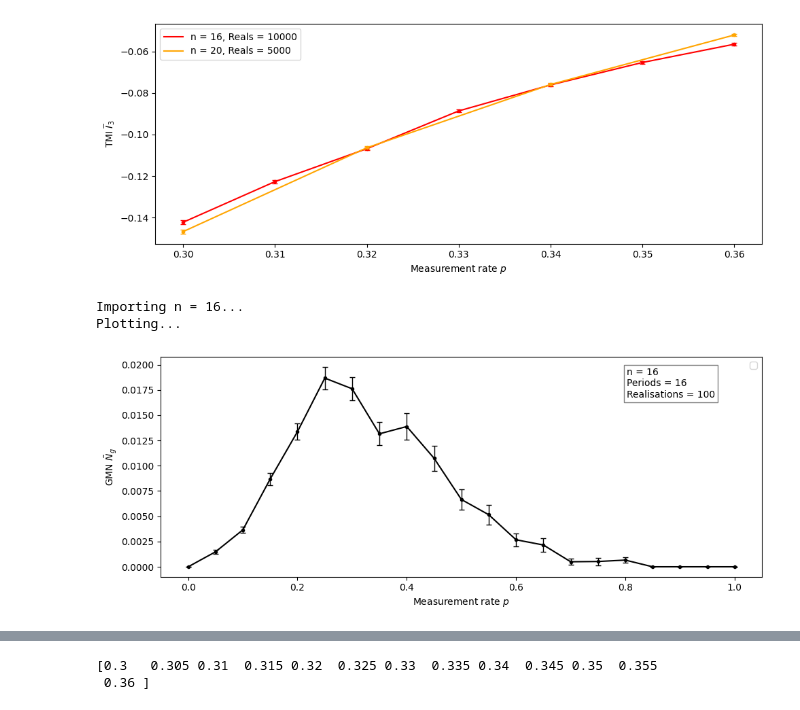
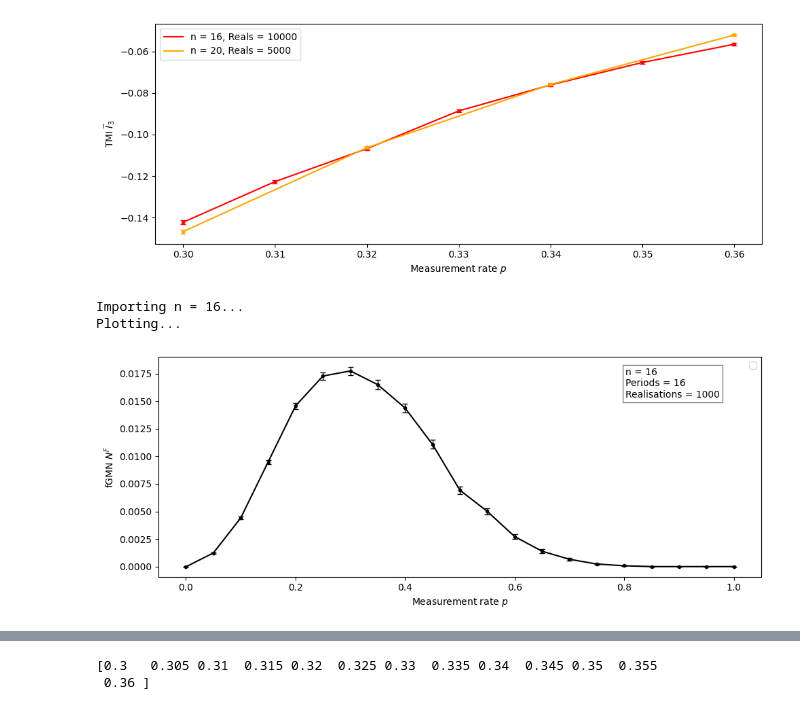
Before and after one commit to amarce4/mipt, a Jupyter notebook: python/mipt.ipynb, the cells around one changed output, grey strips where cells are left out. Saved outputs shown, nothing was run; the diff lists cells and outputs as text; code cells hidden in the pictures.

```diff
--- a/python/mipt.ipynb
+++ b/python/mipt.ipynb
@@ -301,7 +301,7 @@ CHUNKSIZE = 1_000_000  # increase/decrease depending on RAM
 # ]
 
 files = [
-    "cpp/fgmn_n_16_real_100.csv"
+    "cpp/fgmn_n_16_real_1k.csv"
 ]
 
 ns = [16]
@@ -382,36 +382,36 @@ for i, n in enumerate(ns):
     ax1.errorbar(
         ps_arr[i],
         mean_arr[i],
         yerr=std_arr[i],
         fmt=".",
         color=colors[i],
         ecolor=colors[i],
         capsize=3,
         elinewidth=1,
     )
 
     ax1.plot(
         ps_arr[i],
         mean_arr[i],
         color=colors[i],
     )
 
 n = ns[0]
 periods = ns[0]
-realisations = 100
+realisations = 1000
 props = dict(boxstyle='square', facecolor='white', alpha=0.5)
 ax1.text(0.775, 0.95, f"n = {n}\nPeriods = {periods}\nRealisations = {realisations}", transform=ax1.transAxes, fontsize=10,
         verticalalignment='top', bbox=props)
 
 ax1.set_xlabel(r"Measurement rate $p$")
-ax1.set_ylabel(r"GMN $\tilde{N}_g$")
+ax1.set_ylabel(r"fGMN $N^F$")
 ax1.legend()
 fig.tight_layout()
 plt.show()
 # %% [output]
 Importing n = 16...
 Plotting...
-[figure, old version]
+[figure, new version]
 # %%
 import pandas as pd
 import numpy as np
```
Also changed, not shown: parts of 1 cell of this notebook, 7 other files.
